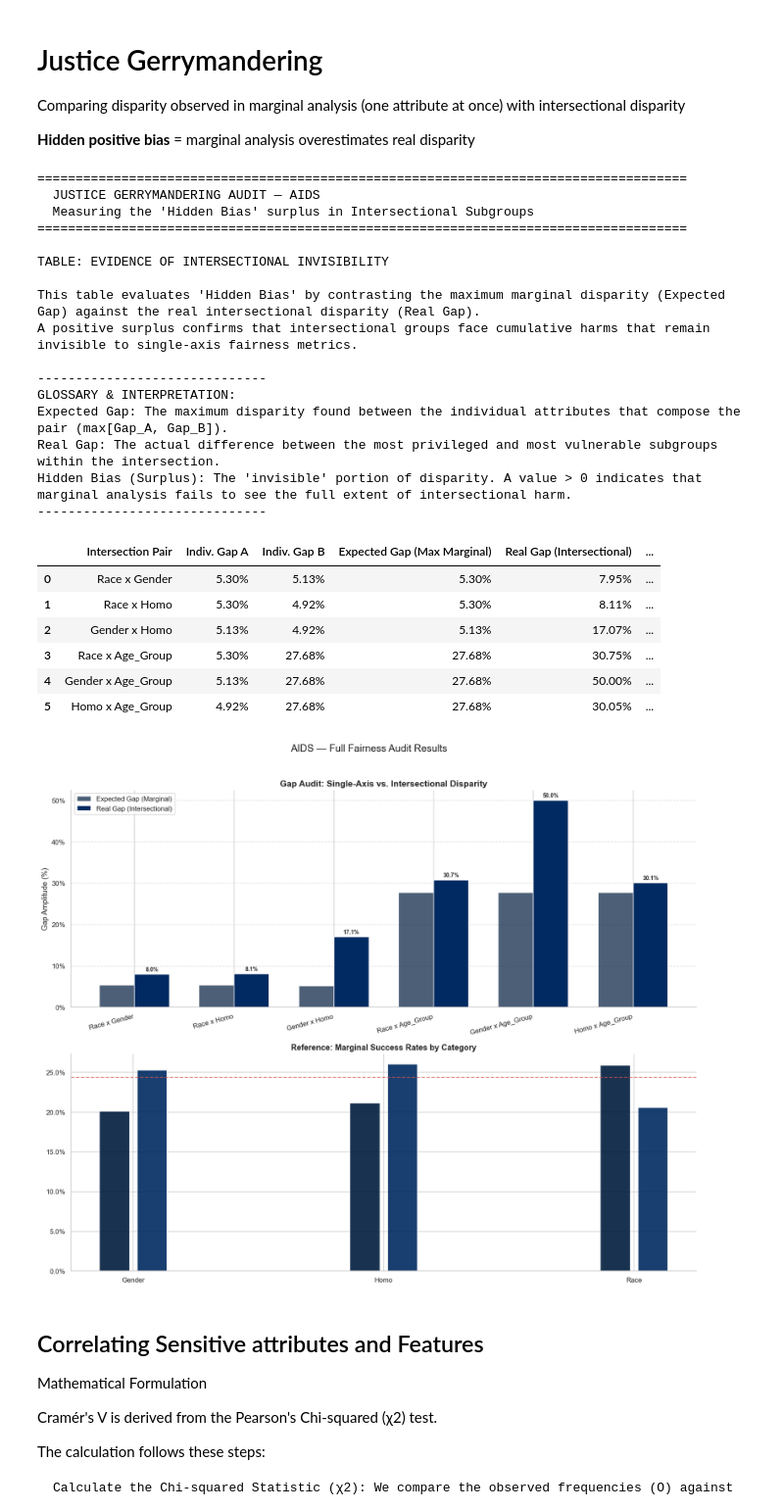
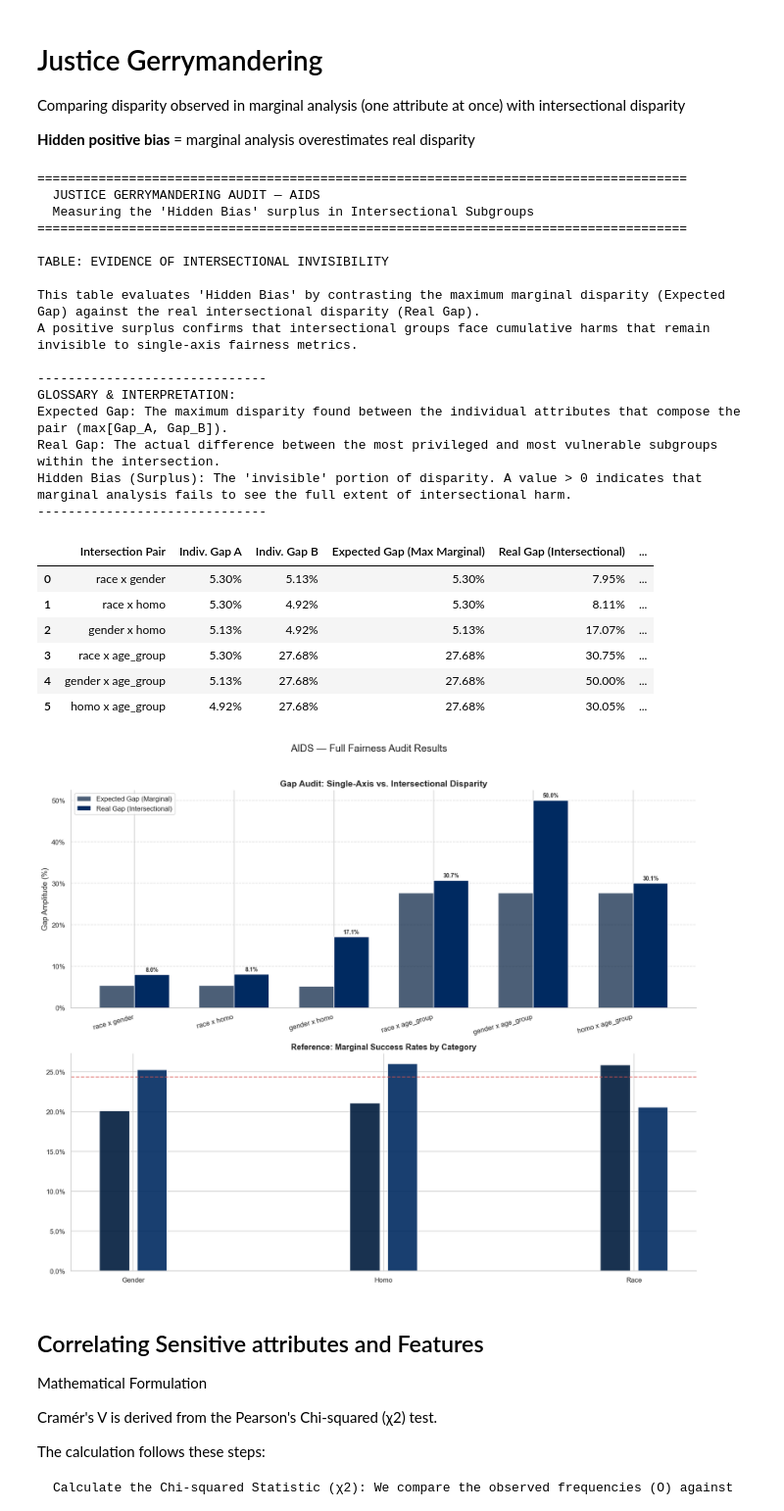
Before and after one commit to asvarella/intersectional-bias-fairness-healthcare, a Jupyter notebook: notebooks/aids_intersectional_analysis.ipynb, the cells around one changed output. Shown at 98% size. Drawn from its saved outputs; the diff is of its cells as text; code cells hidden in the pictures.

```diff
--- a/notebooks/aids_intersectional_analysis.ipynb
+++ b/notebooks/aids_intersectional_analysis.ipynb
@@ -240,15 +240,19 @@ import os
 # Identity intersections (sensitive x sensitive)
 sens_pairs = list(itertools.combinations(SENSITIVE_ATTRS, 2))
 
+context_pairs = list(itertools.product(SENSITIVE_ATTRS, SECONDARY_ATTRS))
+
+all_test_pairs = sens_pairs + context_pairs
+
 print(f"{'='*75}")
 print(f"  INTERSECTIONAL VIABILITY SCANNER — AIDS")
 print(f"{'='*75}")
 print(f"  Minimum Threshold (n): {MIN_SUBGROUP_COUNT}")
-print(f"  Total combinations tested: {len(sens_pairs)}\n")
+print(f"  Total combinations tested: {len(all_test_pairs)}\n")
 
 viability_records = []
 
-for attr_a, attr_b in sens_pairs:
+for attr_a, attr_b in all_test_pairs:
     # Cross-tabulation
     ct = pd.crosstab(df_pp[attr_a], df_pp[attr_b])
 
@@ -268,7 +272,7 @@ for attr_a, attr_b in sens_pairs:
         verdict = "CRITICAL ❌"
 
     viability_records.append({
-        "Intersection Pair": f"{attr_a} × {attr_b}",
+        "Intersection Pair": f"{attr_a} x {attr_b}",
         "Subgroups": total_subgroups,
         "Min N": min_n_found,
         "Viability (%)": f"{viability_pct:.1f}%",
@@ -280,7 +284,7 @@ summary_df = pd.DataFrame(viability_records)
 print(summary_df.to_string(index=False))
 
 # Visualization
-plot_pairs = sens_pairs
+plot_pairs = all_test_pairs
 n_plot = len(plot_pairs)
 n_cols = 2
 n_rows = math.ceil(n_plot / n_cols)
@@ -419,7 +426,10 @@ for intersection in PRIMARY_INTERSECTIONS:
 Now doing the analysis to gender × homo, which had partial result
 # %%
 PARTIAL_INTERSECTIONS = [
-    'gender x homo'
+    'gender x homo',
+    'race x age_group',
+    'gender x age_group',
+    'homo x age_group'
 ]
 
 
@@ -547,7 +563,7 @@ for attr_a, attr_b in audit_pairs:
     h_bias = gap_inter - max_marginal
 
     audit_records.append({
-        "Intersection Pair": f"{attr_a.title()} x {attr_b.title()}",
+        "Intersection Pair": f"{attr_a} x {attr_b}",
         "Indiv. Gap A": gap_a,
         "Indiv. Gap B": gap_b,
         "Expected Gap (Max Marginal)": max_marginal,
@@ -620,39 +636,39 @@ axes[1].axhline(global_rate, color="#d9534f", linestyle="--", alpha=0.8, label=f
 axes[1].set_xticks(x_pos)
 axes[1].set_xticklabels([a.replace('_group','').capitalize() for a in top_attrs])
 axes[1].yaxis.set_major_formatter(mticker.PercentFormatter(xmax=1))
 axes[1].set_title("Reference: Marginal Success Rates by Category", fontsize=13, fontweight='bold')
 
 plt.suptitle(f"{DATASET_NAME} — Full Fairness Audit Results", fontsize=16, y=1.02)
 plt.tight_layout()
 
 fig_name = f"{DATASET_NAME.replace(' ','_')}_block4_full_audit.png"
 save_path = DATA_PATH / f"intersectional_analysis/{fig_name}"
 plt.savefig(save_path, bbox_inches="tight", dpi=300)
 plt.show()
 # %% [output]
 =====================================================================================
   JUSTICE GERRYMANDERING AUDIT — AIDS
   Measuring the 'Hidden Bias' surplus in Intersectional Subgroups
 =====================================================================================
 
 TABLE: EVIDENCE OF INTERSECTIONAL INVISIBILITY
 
 This table evaluates 'Hidden Bias' by contrasting the maximum marginal disparity (Expected Gap) against the real intersectional disparity (Real Gap).
 A positive surplus confirms that intersectional groups face cumulative harms that remain invisible to single-axis fairness metrics.
 
 ------------------------------
 GLOSSARY & INTERPRETATION:
 Expected Gap: The maximum disparity found between the individual attributes that compose the pair (max[Gap_A, Gap_B]).
 Real Gap: The actual difference between the most privileged and most vulnerable subgroups within the intersection.
 Hidden Bias (Surplus): The 'invisible' portion of disparity. A value > 0 indicates that marginal analysis fails to see the full extent of intersectional harm.
 ------------------------------
 |  | Intersection Pair | Indiv. Gap A | Indiv. Gap B | Expected Gap (Max Marginal) | Real Gap (Intersectional) | ... |
-| 0 | Race x Gender | 5.30% | 5.13% | 5.30% | 7.95% | ... |
-| 1 | Race x Homo | 5.30% | 4.92% | 5.30% | 8.11% | ... |
-| 2 | Gender x Homo | 5.13% | 4.92% | 5.13% | 17.07% | ... |
-| 3 | Race x Age_Group | 5.30% | 27.68% | 27.68% | 30.75% | ... |
-| 4 | Gender x Age_Group | 5.13% | 27.68% | 27.68% | 50.00% | ... |
-| 5 | Homo x Age_Group | 4.92% | 27.68% | 27.68% | 30.05% | ... |
+| 0 | race x gender | 5.30% | 5.13% | 5.30% | 7.95% | ... |
+| 1 | race x homo | 5.30% | 4.92% | 5.30% | 8.11% | ... |
+| 2 | gender x homo | 5.13% | 4.92% | 5.13% | 17.07% | ... |
+| 3 | race x age_group | 5.30% | 27.68% | 27.68% | 30.75% | ... |
+| 4 | gender x age_group | 5.13% | 27.68% | 27.68% | 50.00% | ... |
+| 5 | homo x age_group | 4.92% | 27.68% | 27.68% | 30.05% | ... |
 [figure]
 # %% [markdown]
 ## Correlating Sensitive attributes and Features
```
Also changed, not shown: parts of 4 cells of this notebook, 5 other files.
